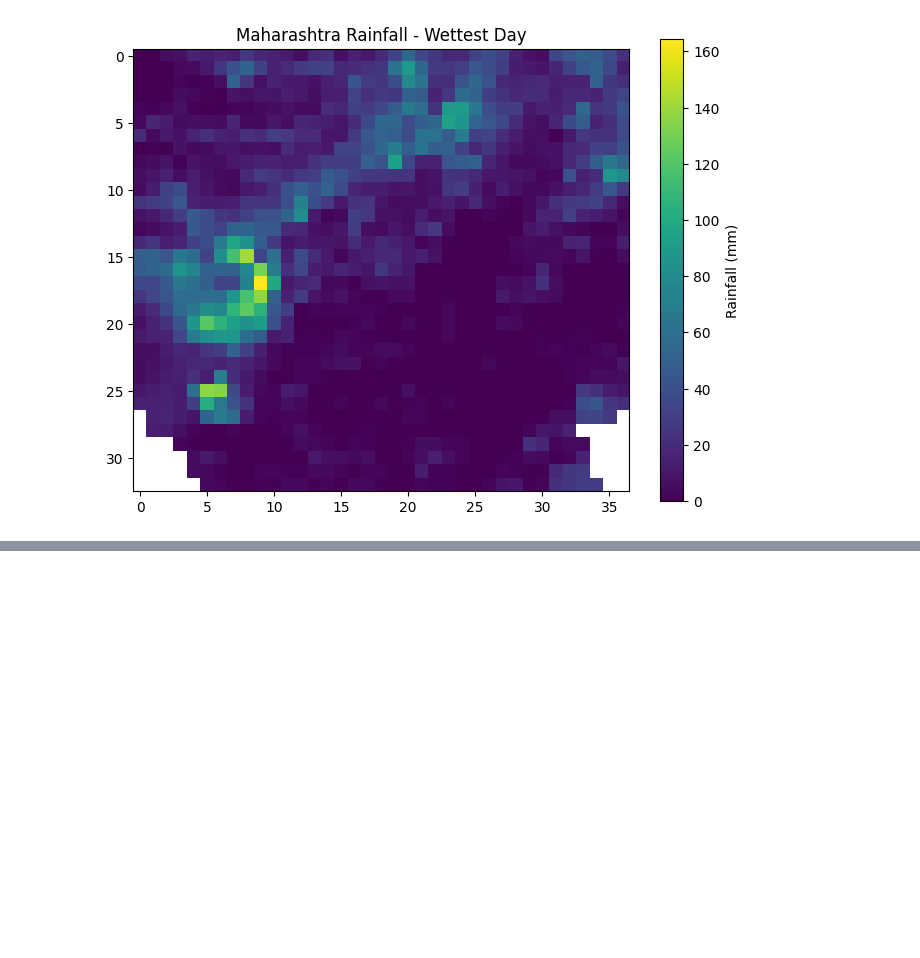
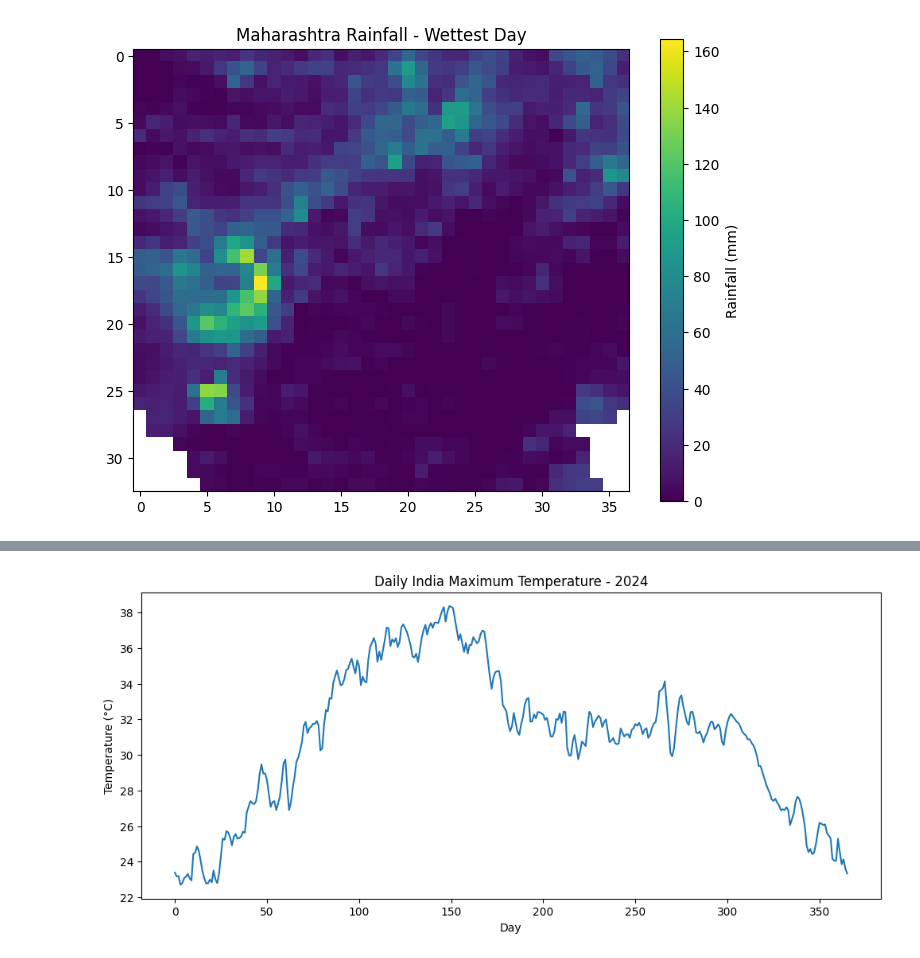
Before and after one commit to aadityat23/ClimateTwinIndia, a Jupyter notebook: notebooks/01_imd_exploration.ipynb, the cells around one changed output, grey strips where cells are left out. Saved outputs shown, nothing was run; the diff lists cells and outputs as text; code cells hidden in the pictures; blank space fills up the shorter version.

```diff
--- a/notebooks/01_imd_exploration.ipynb
+++ b/notebooks/01_imd_exploration.ipynb
@@ -368,0 +520,12 @@ plt.show()
+# %%
+plt.figure(figsize=(12,5))
+
+plt.plot(daily_temp)
+
+plt.title("Daily India Maximum Temperature - 2024")
+plt.xlabel("Day")
+plt.ylabel("Temperature (°C)")
+
+plt.show()
+# %% [output]
+[figure, added]
```
Also changed, not shown: parts of 50 cells of this notebook, 22 other files.
